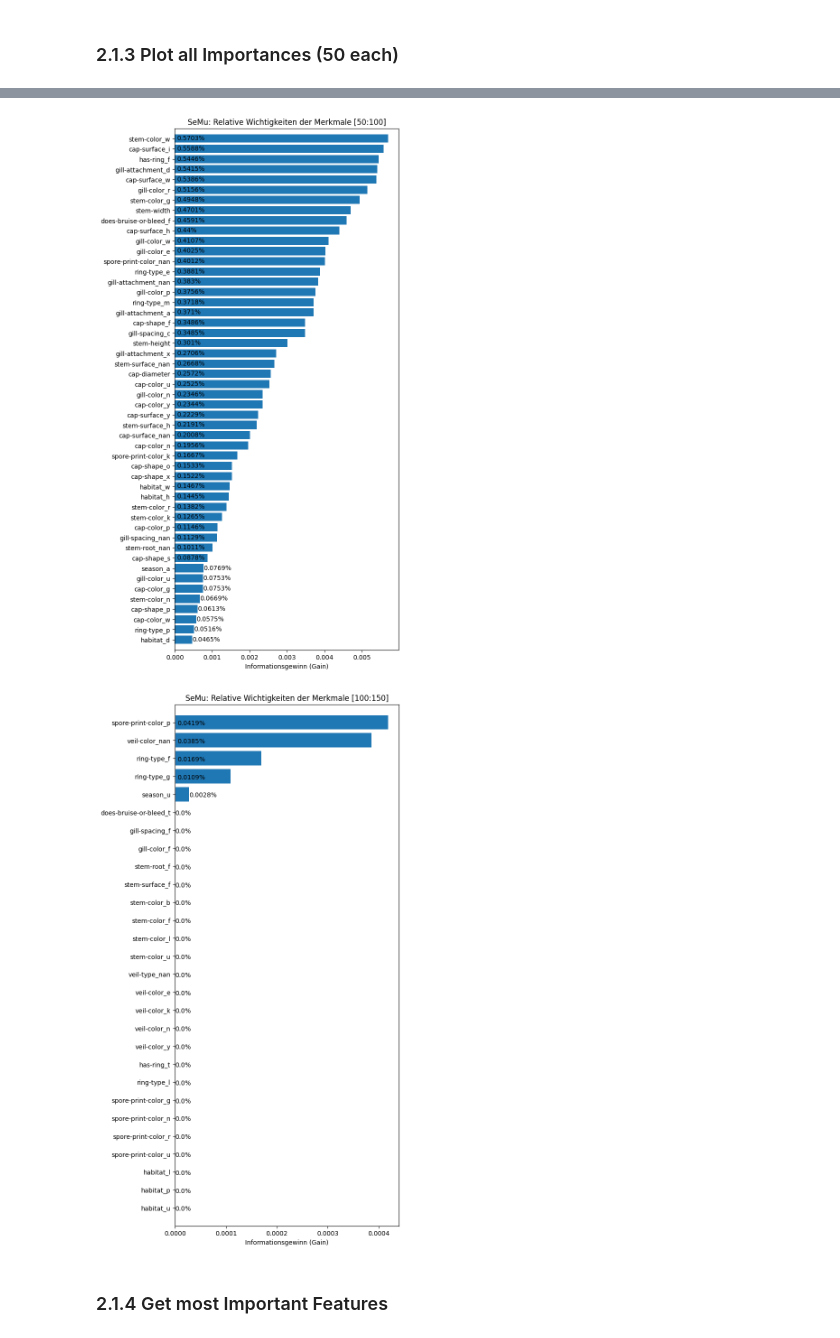
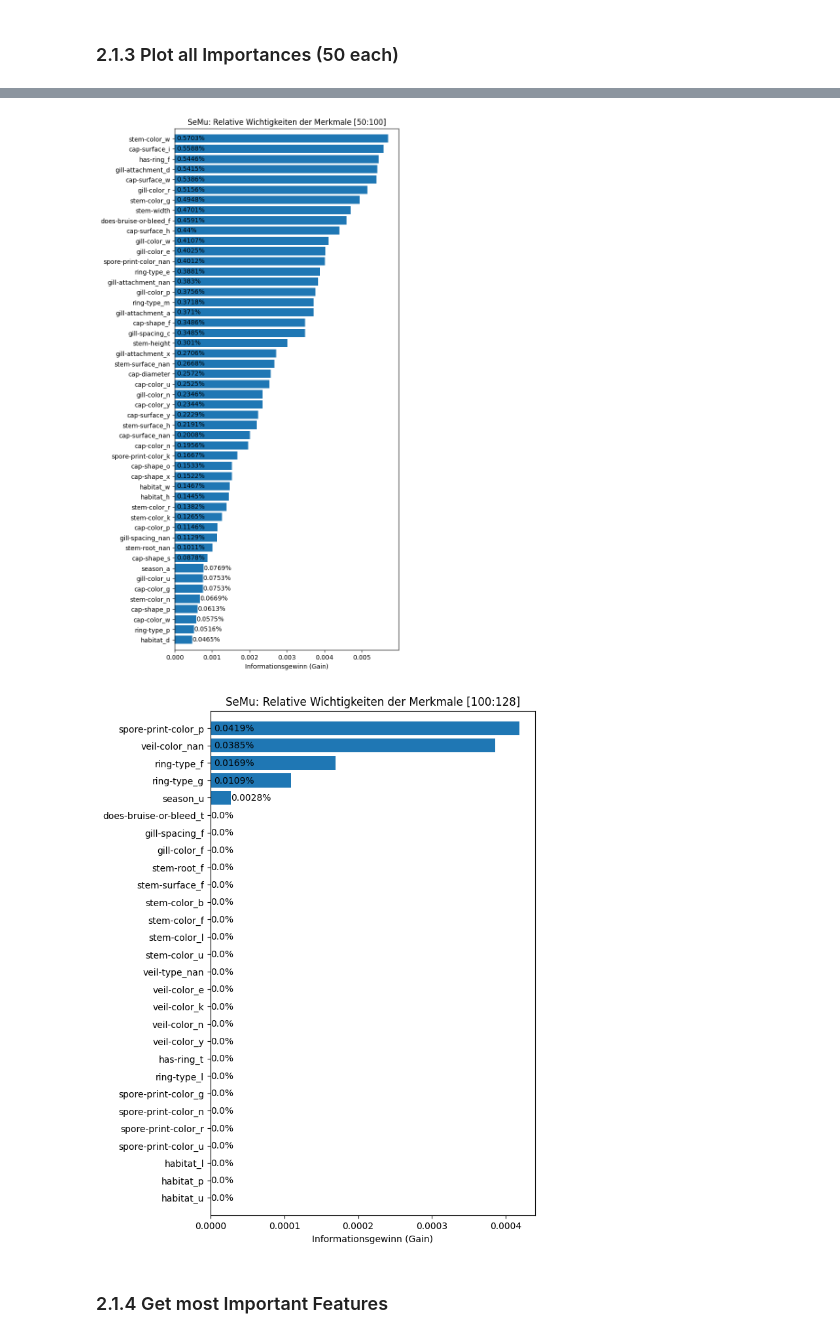
Before and after one commit to iTzOutmind/arduino-xgboost, a Jupyter notebook: featureselection_semu.ipynb, the cells around one changed output, grey strips where cells are left out. Cells and saved outputs as stored; diff of their text form; code cells hidden in the pictures.

```diff
--- a/featureselection_semu.ipynb
+++ b/featureselection_semu.ipynb
@@ -208,36 +208,38 @@ def plotImportances(weights, names, number):
 
     # if len(weights) == 50:
     fig.set_figheight(15)
 
     y_pos = np.arange(len(names))
 
     ax.set_ylim(-1, len(names))
     ax.barh(y_pos, weights, align='center')
     ax.set_yticks(y_pos, labels=names)
     ax.invert_yaxis()
     ax.set_xlabel('Informationsgewinn (Gain)')
     ax.set_title('SeMu: Relative Wichtigkeiten der Merkmale [' + str(number*50) + ":" + str((number*50)+50) + "]")
+    if number == 2:
+        ax.set_title('SeMu: Relative Wichtigkeiten der Merkmale [' + str(number*50) + ":" + str(128) + "]")
+        fig.set_figheight(10)
+        ax.set_xticks([0.0e+00, 1.0e-04, 2.0e-04, 3.0e-04, 4.0e-04])
 
-    if number == 2:
-        ax.set_xticks([0.0e+00, 1.0e-04, 2.0e-04, 3.0e-04, 4.0e-04])
 
     index = 0
     for i in weights:
         if i < (weights[0]/6.5):
             plt.text(i,index + 0.15,str(round(i*100,4))+"%")
             index +=1
         else:
             plt.text((weights[0]/100),index + 0.15,str(round(i*100,4))+"%")
             index +=1
 
     plt.show()
 
 for i in range(0, 3):
     plotImportances(rwlist[i], fnlist[i], i)
 # %% [output]
 [figure]
 [figure]
-[figure, old version]
+[figure, new version]
 # %% [markdown]
 ### 2.1.4 Get most Important Features
 # %%
```
Also changed, not shown: parts of 5 cells of this notebook, 25 other files.
